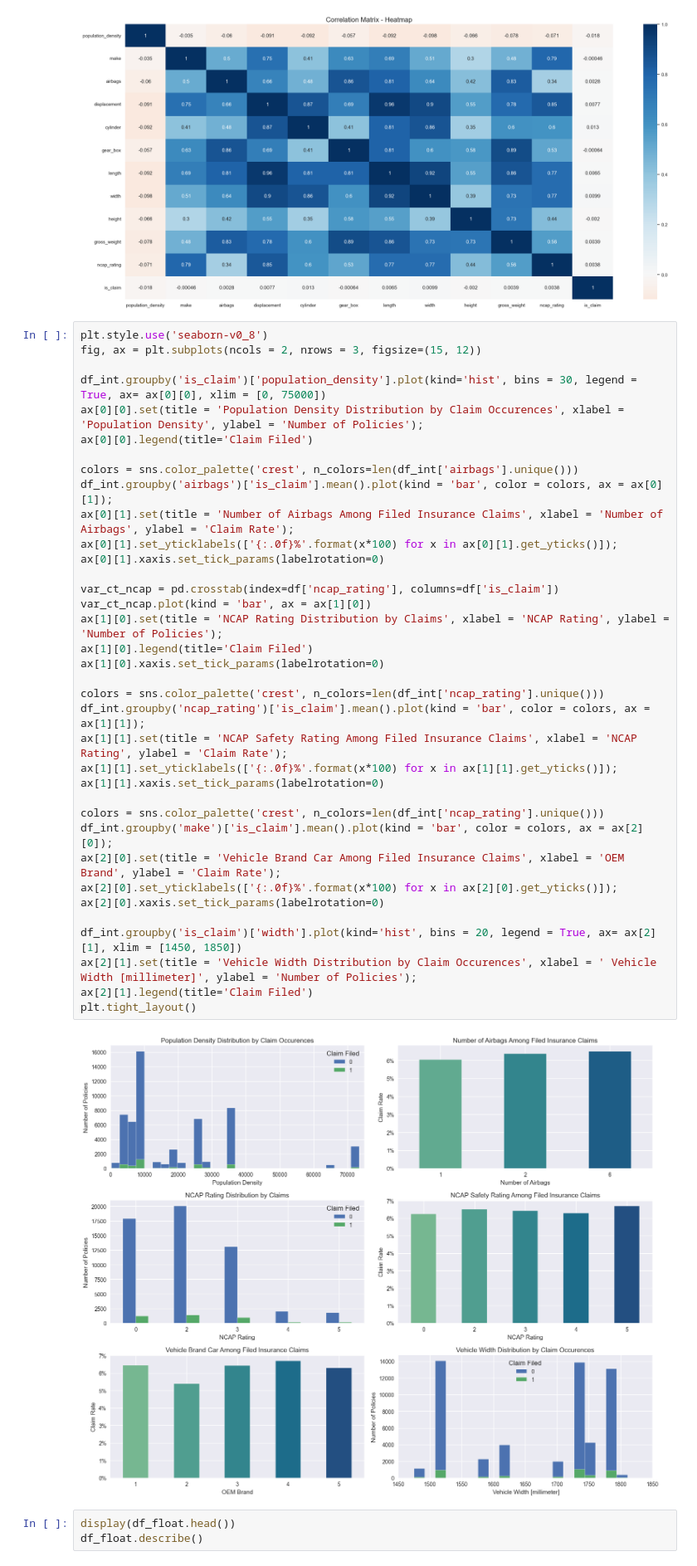
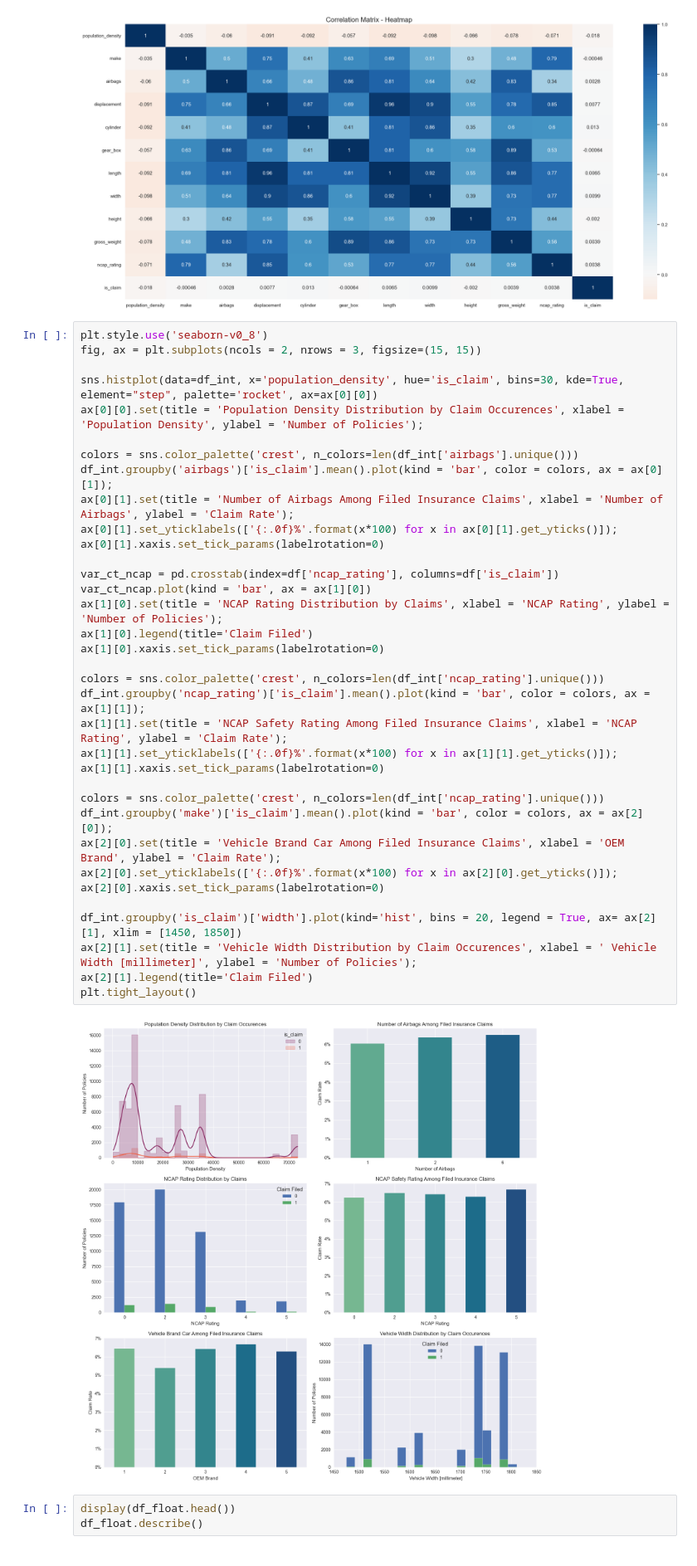
Before and after one commit to Clopes15/Portfolio_Versicherung, a Jupyter notebook: notebooks/pkw_versicherung_02.ipynb, the cells around one changed output. Shown at 83% size. Saved outputs shown, nothing was run; the diff lists cells and outputs as text.

```diff
--- a/notebooks/pkw_versicherung_02.ipynb
+++ b/notebooks/pkw_versicherung_02.ipynb
@@ -190,42 +190,41 @@ heatmap_corr(df_int)
 [figure]
 # %%
 plt.style.use('seaborn-v0_8')
-fig, ax = plt.subplots(ncols = 2, nrows = 3, figsize=(15, 12))
+fig, ax = plt.subplots(ncols = 2, nrows = 3, figsize=(15, 15))
 
-df_int.groupby('is_claim')['population_density'].plot(kind='hist', bins = 30, legend = True, ax= ax[0][0], xlim = [0, 75000])
+sns.histplot(data=df_int, x='population_density', hue='is_claim', bins=30, kde=True, element="step", palette='rocket', ax=ax[0][0])
 ax[0][0].set(title = 'Population Density Distribution by Claim Occurences', xlabel = 'Population Density', ylabel = 'Number of Policies');
-ax[0][0].legend(title='Claim Filed')
 
 colors = sns.color_palette('crest', n_colors=len(df_int['airbags'].unique()))
 df_int.groupby('airbags')['is_claim'].mean().plot(kind = 'bar', color = colors, ax = ax[0][1]);
 ax[0][1].set(title = 'Number of Airbags Among Filed Insurance Claims', xlabel = 'Number of Airbags', ylabel = 'Claim Rate');
 ax[0][1].set_yticklabels(['{:.0f}%'.format(x*100) for x in ax[0][1].get_yticks()]);
 ax[0][1].xaxis.set_tick_params(labelrotation=0)
 
 var_ct_ncap = pd.crosstab(index=df['ncap_rating'], columns=df['is_claim'])
 var_ct_ncap.plot(kind = 'bar', ax = ax[1][0])
 ax[1][0].set(title = 'NCAP Rating Distribution by Claims', xlabel = 'NCAP Rating', ylabel = 'Number of Policies');
 ax[1][0].legend(title='Claim Filed')
 ax[1][0].xaxis.set_tick_params(labelrotation=0)
 
 colors = sns.color_palette('crest', n_colors=len(df_int['ncap_rating'].unique()))
 df_int.groupby('ncap_rating')['is_claim'].mean().plot(kind = 'bar', color = colors, ax = ax[1][1]);
 ax[1][1].set(title = 'NCAP Safety Rating Among Filed Insurance Claims', xlabel = 'NCAP Rating', ylabel = 'Claim Rate');
 ax[1][1].set_yticklabels(['{:.0f}%'.format(x*100) for x in ax[1][1].get_yticks()]);
 ax[1][1].xaxis.set_tick_params(labelrotation=0)
 
 colors = sns.color_palette('crest', n_colors=len(df_int['ncap_rating'].unique()))
 df_int.groupby('make')['is_claim'].mean().plot(kind = 'bar', color = colors, ax = ax[2][0]);
 ax[2][0].set(title = 'Vehicle Brand Car Among Filed Insurance Claims', xlabel = 'OEM Brand', ylabel = 'Claim Rate');
 ax[2][0].set_yticklabels(['{:.0f}%'.format(x*100) for x in ax[2][0].get_yticks()]);
 ax[2][0].xaxis.set_tick_params(labelrotation=0)
 
 df_int.groupby('is_claim')['width'].plot(kind='hist', bins = 20, legend = True, ax= ax[2][1], xlim = [1450, 1850])
 ax[2][1].set(title = 'Vehicle Width Distribution by Claim Occurences', xlabel = ' Vehicle Width [millimeter]', ylabel = 'Number of Policies');
 ax[2][1].legend(title='Claim Filed')
 plt.tight_layout()
 # %% [output]
-[figure, old version]
+[figure, new version]
 # %%
 display(df_float.head())
 df_float.describe()
```
Also changed, not shown: parts of 8 cells of this notebook, 1 other file.
